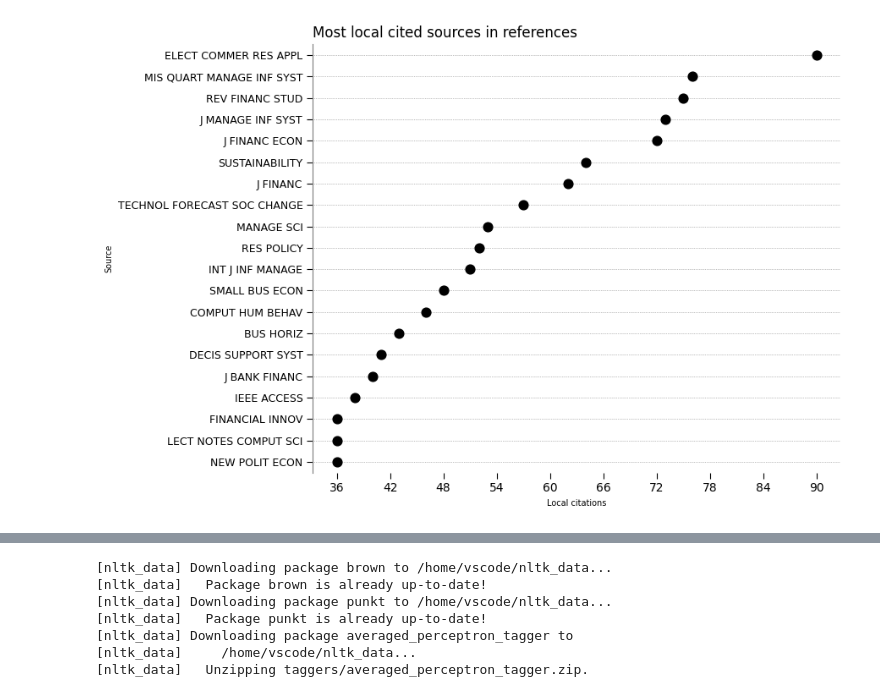
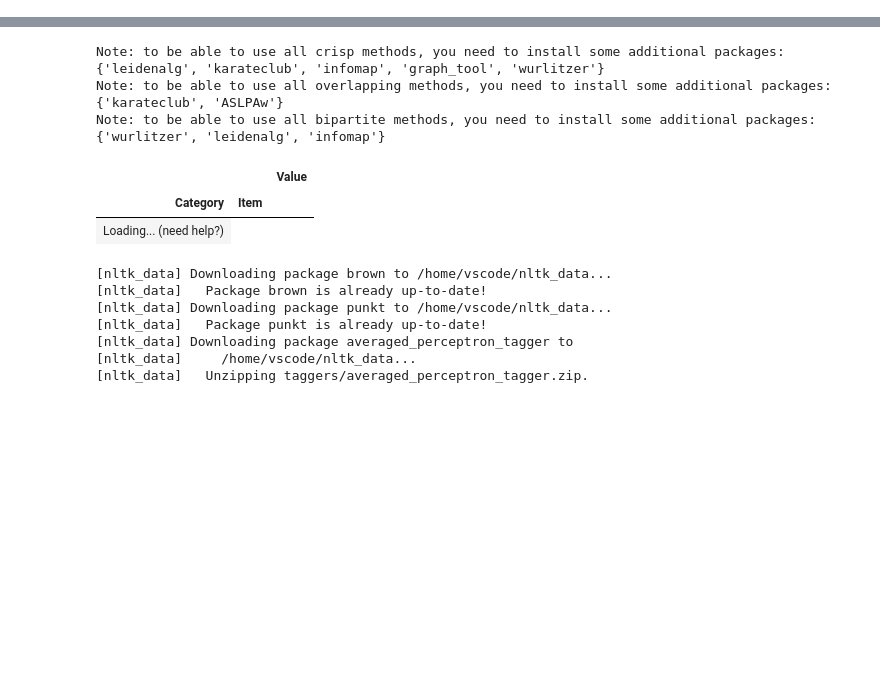
Before and after one commit to jdvelasq/techminer2, a Jupyter notebook: data/_debug.ipynb, the cells around one changed output, grey strips where cells are left out. Cells and saved outputs as stored; diff of their text form; code cells hidden in the pictures; blank space fills up the shorter version.

```diff
--- a/data/_debug.ipynb
+++ b/data/_debug.ipynb
@@ -1,23 +1,19 @@
 # %%
 import os, sys
-import pandas as pd
-from sklearn.manifold import MDS
-from sklearn.cluster import KMeans
 
 currentdir = os.getcwd()
 parentdir = os.path.dirname(currentdir)
 sys.path.append(parentdir)
 
-from os.path import isfile, join
-from techminer2.thesaurus import load_file_as_dict
-
-
+from itables import init_notebook_mode
+init_notebook_mode(all_interactive=True)
+# ---
 from techminer2 import *
 
 directory = "/workspaces/techminer2/data/"
 
 # import_scopus_file()
 # import_references()
-most_local_cited_sources()
+# annual_scientific_production()
+main_information()
 # %% [output]
-[figure, removed]
@@ -24,3 +22,9 @@ most_local_cited_sources()
+Note: to be able to use all crisp methods, you need to install some additional packages:  {'leidenalg', 'karateclub', 'infomap', 'graph_tool', 'wurlitzer'}
+Note: to be able to use all overlapping methods, you need to install some additional packages:  {'karateclub', 'ASLPAw'}
+Note: to be able to use all bipartite methods, you need to install some additional packages:  {'wurlitzer', 'leidenalg', 'infomap'}
+|  |  | Value |
+| Category | Item |  |
+| Loading... (need help?) |
 # %%
 clean_keywords(directory)
 thematic_map_communities('author_keywords', min_occ=10, directory=directory)
```
Also changed, not shown: parts of 1 cell of this notebook.
